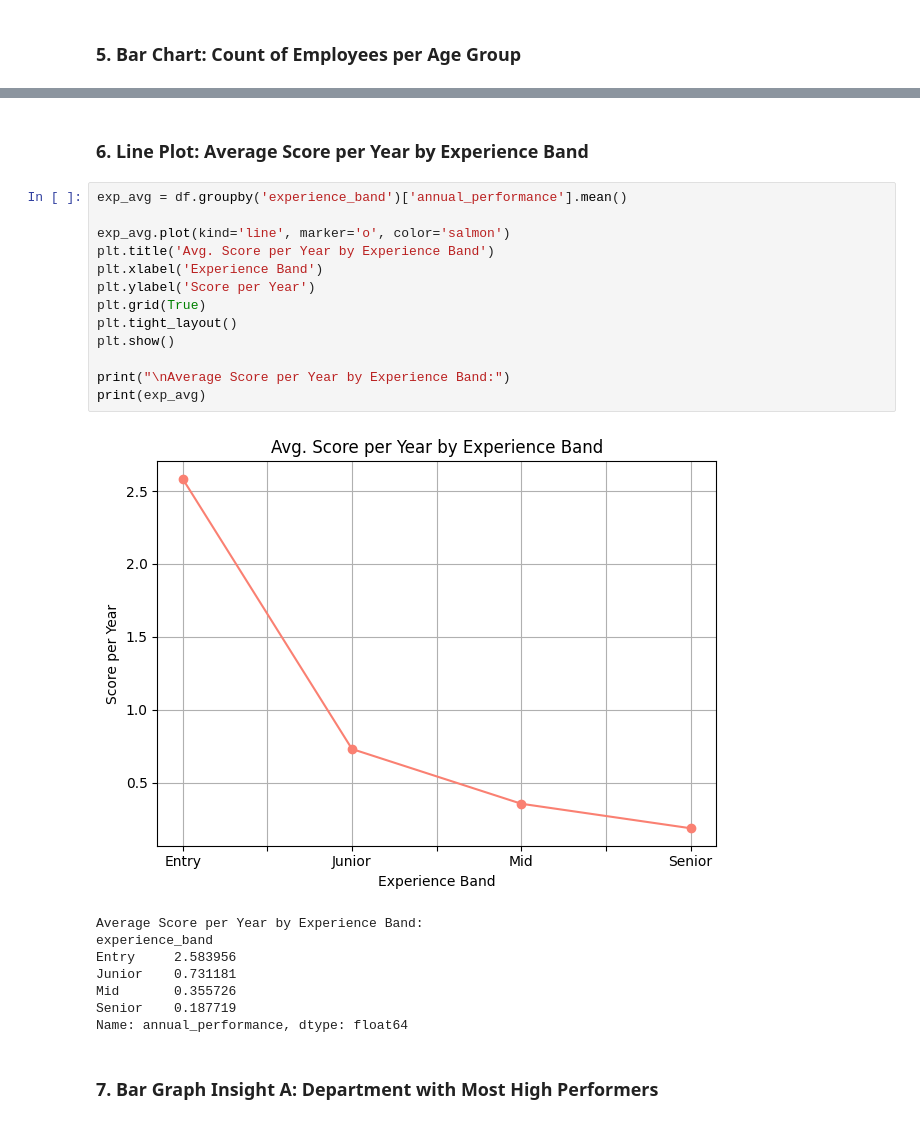
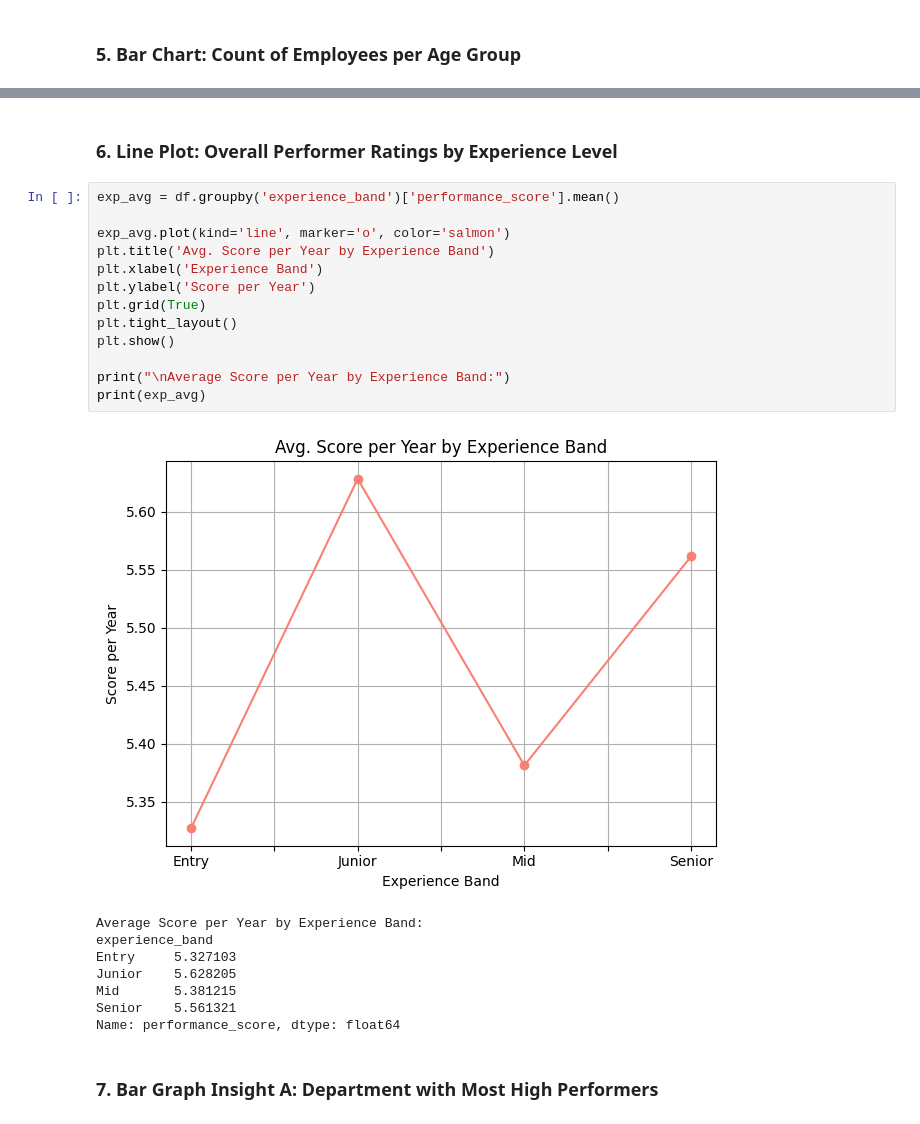
Before and after one commit to raquem-annierose/PolyTech-final-output, a Jupyter notebook: employee_performance_analysis.ipynb, the cells around one changed output, grey strips where cells are left out. Cells and saved outputs as stored; diff of their text form.

```diff
--- a/employee_performance_analysis.ipynb
+++ b/employee_performance_analysis.ipynb
@@ -360,28 +357,28 @@ Young         201
 Name: count, dtype: int64
 # %% [markdown]
-### 6. Line Plot: Average Score per Year by Experience Band
+### 6. Line Plot: Overall Performer Ratings by Experience Level
 # %%
-exp_avg = df.groupby('experience_band')['annual_performance'].mean()
+exp_avg = df.groupby('experience_band')['performance_score'].mean()
 
 exp_avg.plot(kind='line', marker='o', color='salmon')
 plt.title('Avg. Score per Year by Experience Band')
 plt.xlabel('Experience Band')
 plt.ylabel('Score per Year')
 plt.grid(True)
 plt.tight_layout()
 plt.show()
 
 print("\nAverage Score per Year by Experience Band:")
 print(exp_avg)
 # %% [output]
-[figure, old version]
+[figure, new version]
 Average Score per Year by Experience Band:
 experience_band
-Entry     2.583956
-Junior    0.731181
-Mid       0.355726
-Senior    0.187719
-Name: annual_performance, dtype: float64
+Entry     5.327103
+Junior    5.628205
+Mid       5.381215
+Senior    5.561321
+Name: performance_score, dtype: float64
 # %% [markdown]
 ### 7. Bar Graph  Insight A: Department with Most High Performers
 # %%
```
Also changed, not shown: parts of 7 cells of this notebook, 3 other files.
